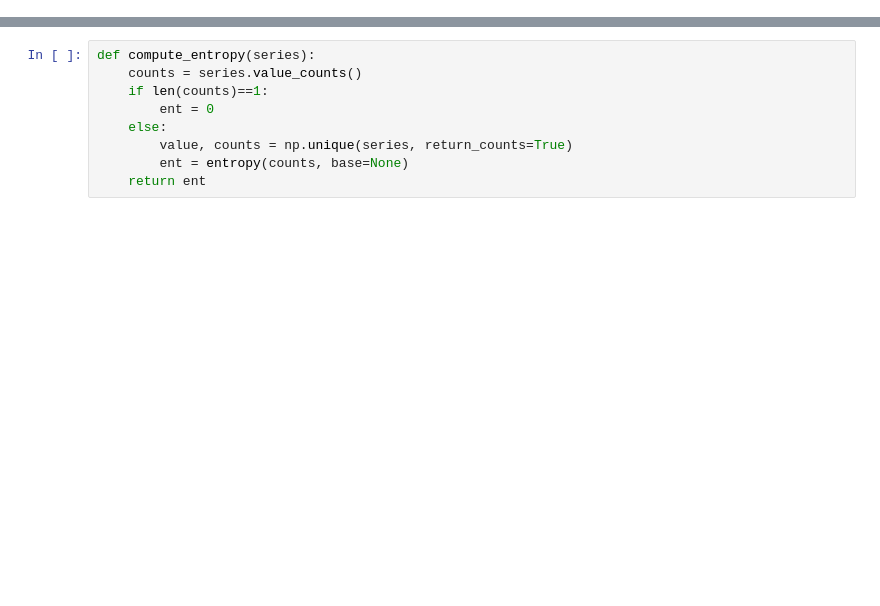
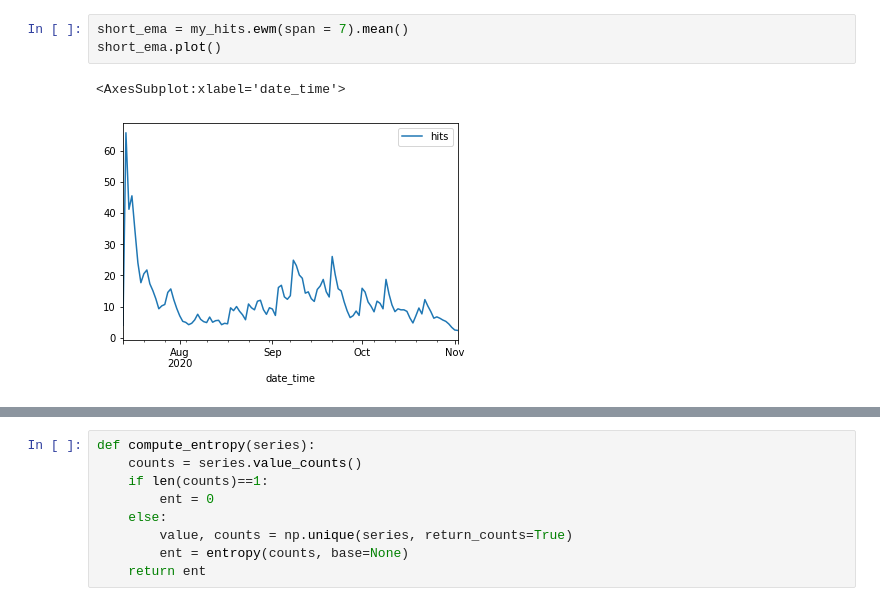
Before and after one commit to lukewbecker/anomaly-detection-exercises, a Jupyter notebook: time_series_anomaly_detection.ipynb, the cells around one changed output, grey strips where cells are left out. Drawn from its saved outputs; the diff is of its cells as text; blank space fills up the shorter version.

```diff
--- a/time_series_anomaly_detection.ipynb
+++ b/time_series_anomaly_detection.ipynb
@@ -110,0 +517,6 @@ df[['request_call','api_version','endpoints','http']] = \
+# %%
+short_ema = my_hits.ewm(span = 7).mean()
+short_ema.plot()
+# %% [output]
+<AxesSubplot:xlabel='date_time'>
+[figure, added]
```
Also changed, not shown: parts of 88 cells of this notebook.
